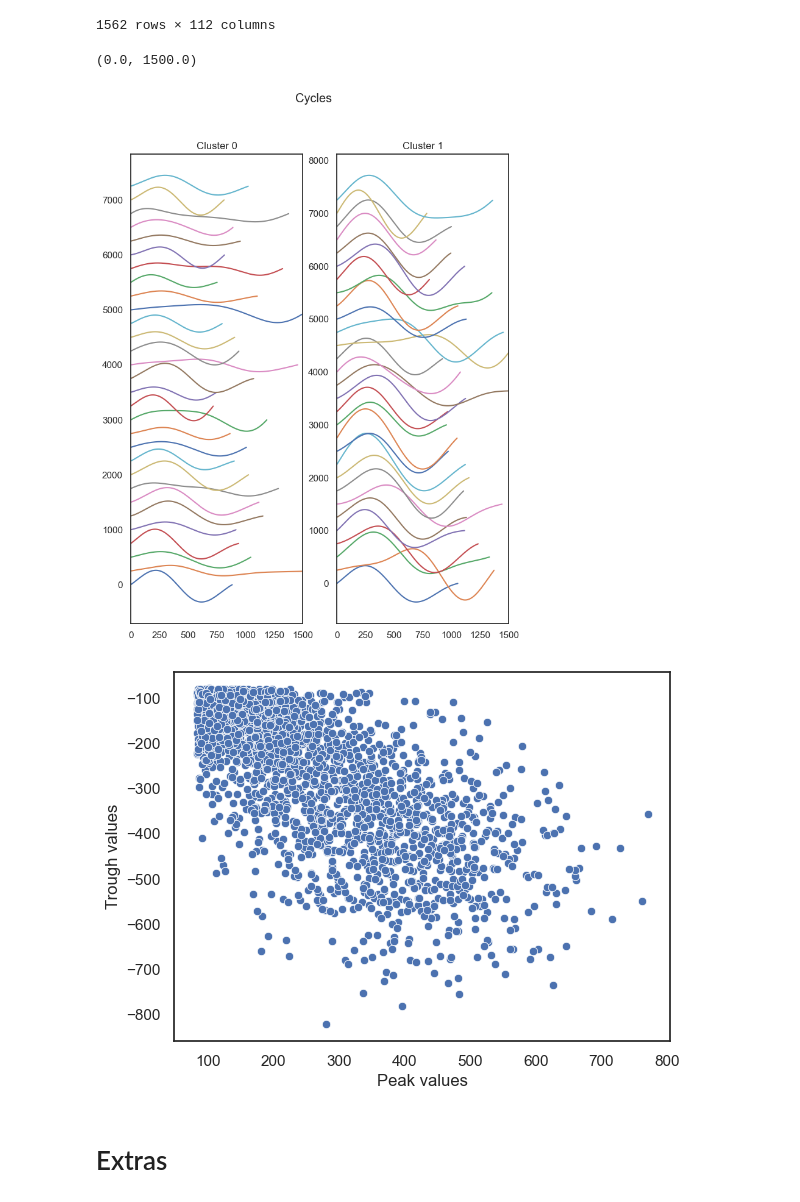
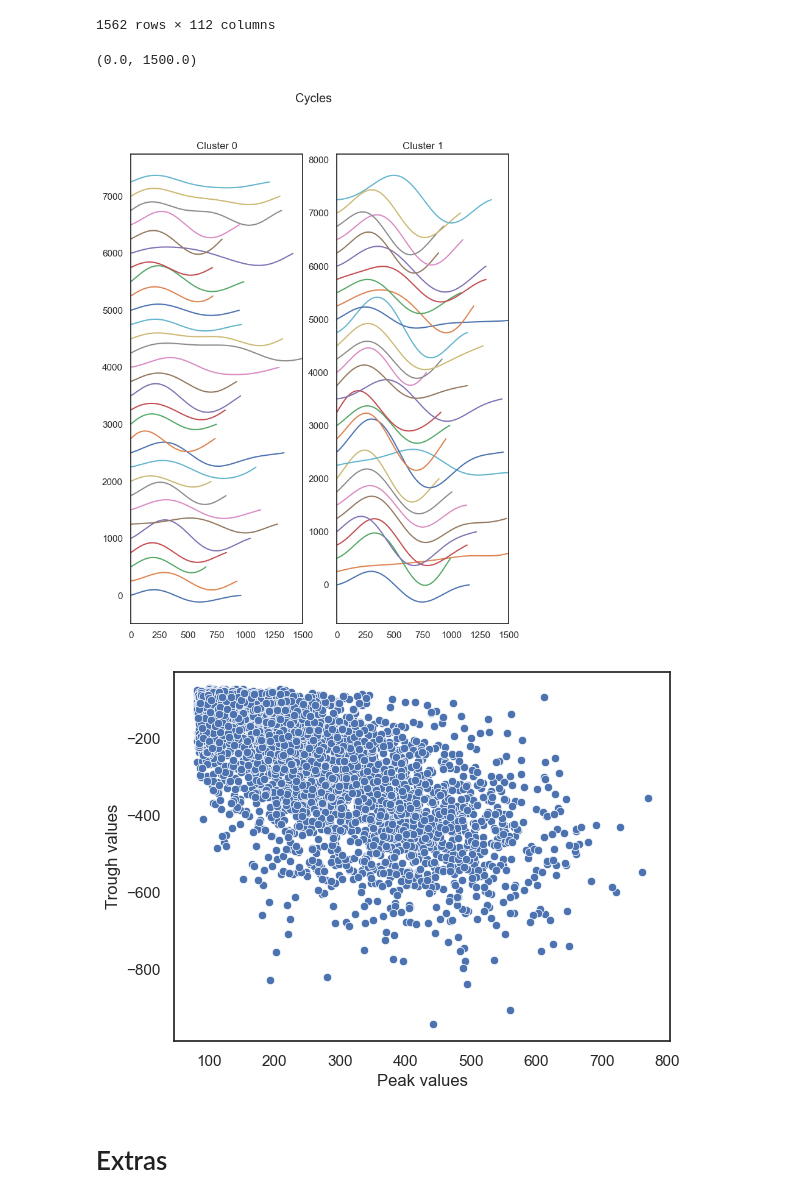
Before and after one commit to AbdelRayan/AutomaticSleepScoring, a Jupyter notebook: Nikhil/Delta_Detection.ipynb, the cells around one changed output. Drawn from its saved outputs; the diff is of its cells as text; code cells hidden in the pictures.

```diff
--- a/Nikhil/Delta_Detection.ipynb
+++ b/Nikhil/Delta_Detection.ipynb
@@ -348,6 +348,33 @@ nrem_epochs2 = np.array(get_all_NREM_epochs(sleep_scoring2))
 nrem_epochs3 = np.array(get_all_NREM_epochs(sleep_scoring3))
 nrem_epochs4 = np.array(get_all_NREM_epochs(sleep_scoring4))
 nrem_epochs5 = np.array(get_all_NREM_epochs(sleep_scoring5))
+# %%
+path_to_data = './data_11_CN/'
+data_file = 'Cleaned_Trial1_PFC_100_CH45_0.continuous.mat'
+states_file = '2018-10-29_11-51-08_post_trial1-states.mat'
+pfc_data1, sleep_scoring1 = load_mat_data(path_to_data, data_file, states_file)
+
+data_file = 'Cleaned_Trial2_PFC_100_CH45_0.continuous.mat'
+states_file = '2018-10-29_12-41-45_post_trial2-states.mat'
+pfc_data2, sleep_scoring2 = load_mat_data(path_to_data, data_file, states_file)
+
+data_file = 'Cleaned_Trial3_PFC_100_CH45_0.continuous.mat'
+states_file = '2018-10-29_13-32-18_post_trial3-states.mat'
+pfc_data3, sleep_scoring3 = load_mat_data(path_to_data, data_file, states_file)
+
+data_file = 'Cleaned_Trial4_PFC_100_CH45_0.continuous.mat'
+states_file = '2018-10-29_14-22-53_post_trial4-states.mat'
+pfc_data4, sleep_scoring4 = load_mat_data(path_to_data, data_file, states_file)
+
+data_file = 'Cleaned_Trial5_PFC_100_CH45_0.continuous.mat'
+states_file = '2018-10-29_15-13-49_post_trial5-states.mat'
+pfc_data5, sleep_scoring5 = load_mat_data(path_to_data, data_file, states_file)
+
+nrem_epochs1 = np.array(get_all_NREM_epochs(sleep_scoring1))
+nrem_epochs2 = np.array(get_all_NREM_epochs(sleep_scoring2))
+nrem_epochs3 = np.array(get_all_NREM_epochs(sleep_scoring3))
+nrem_epochs4 = np.array(get_all_NREM_epochs(sleep_scoring4))
+nrem_epochs5 = np.array(get_all_NREM_epochs(sleep_scoring5))
 # %%
 len(pfc_data1)/len(sleep_scoring1)
 # %% [output]
@@ -703,12 +732,12 @@ for index, row in cluster1_sample.iterrows():
 plt.xlim((0, 1500))
 # %% [output]
 (0.0, 1500.0)
-[figure, old version]
+[figure, new version]
 # %%
-sns.scatterplot(x=all_metrics5['peak_values'], y=all_metrics5['trough_values'])
+sns.scatterplot(x=pca_df_combined['peak_values'], y=pca_df_combined['trough_values'])
 plt.xlabel('Peak values')
 plt.ylabel('Trough values');
 # %% [output]
-[figure, old version]
+[figure, new version]
 # %% [markdown]
 # Extras
```
Also changed, not shown: parts of 2 cells of this notebook, 4 other files.
